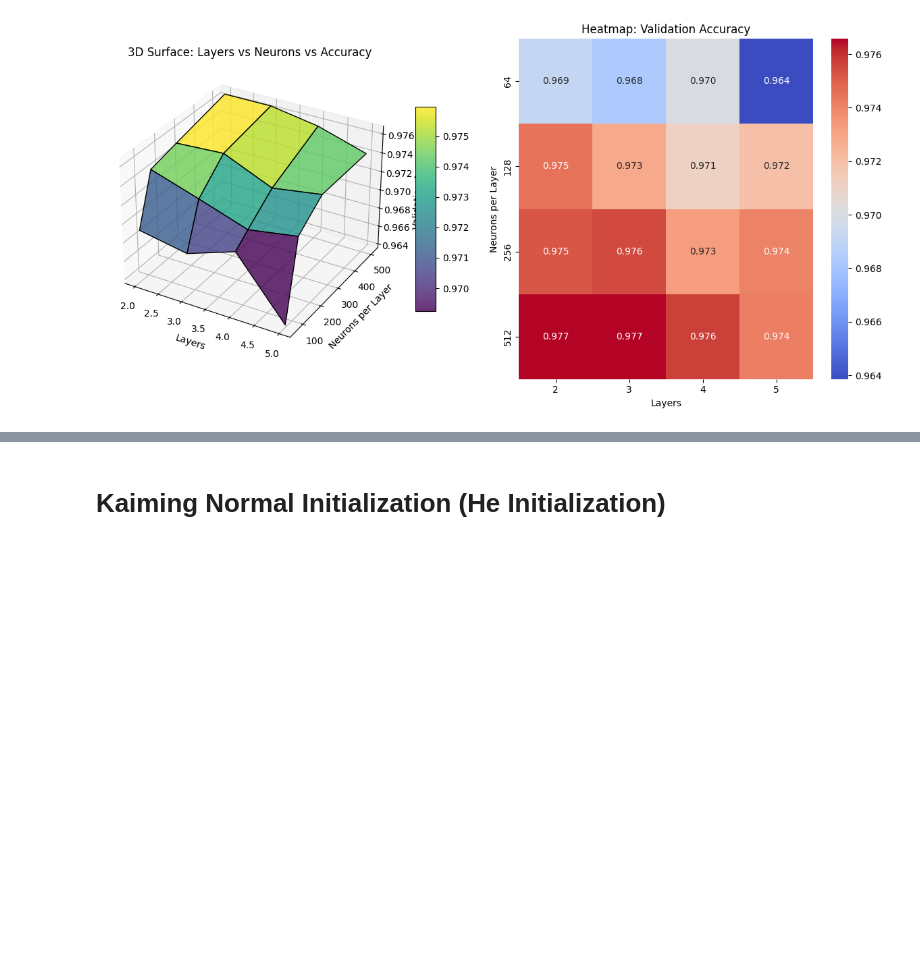
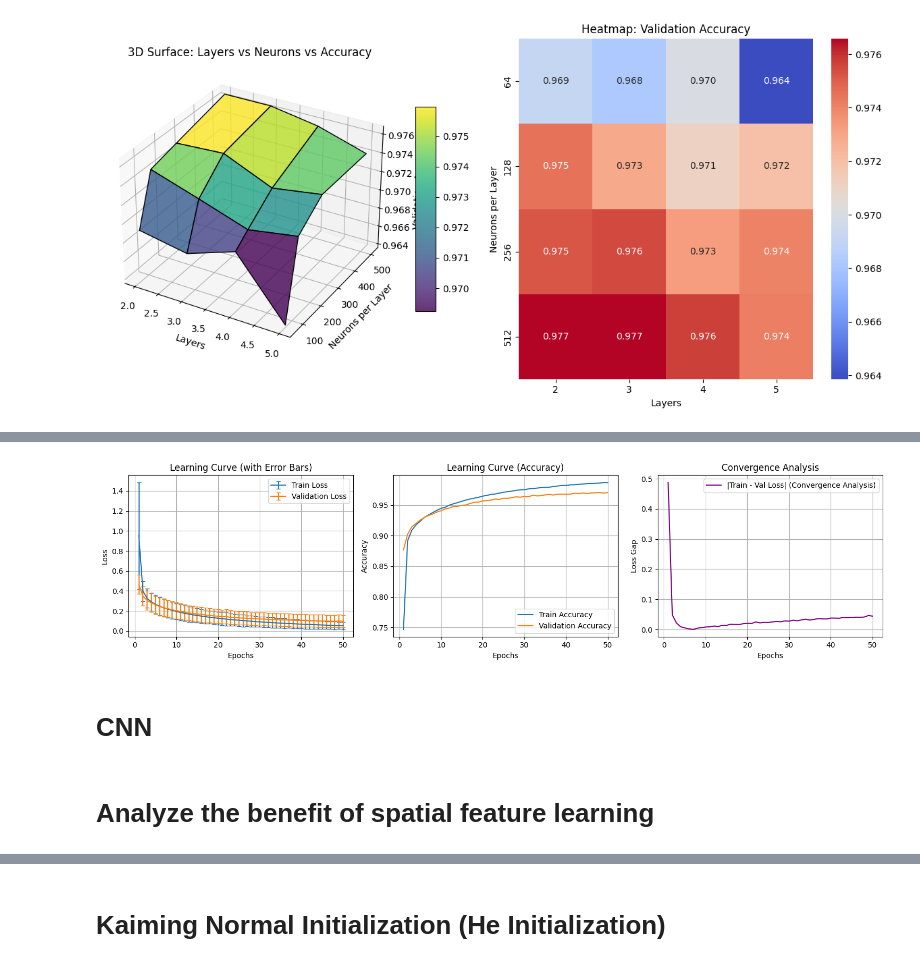
Before and after one commit to AhmedAlaa8100/ML-Logistic_Regression-Neural_Networks, a Jupyter notebook: Neural_Networks.ipynb, the cells around one changed output, grey strips where cells are left out. Drawn from its saved outputs; the diff is of its cells as text; code cells hidden in the pictures; blank space fills up the shorter version.

```diff
--- a/Neural_Networks.ipynb
+++ b/Neural_Networks.ipynb
@@ -37,12 +37,13 @@ def load_data(file_path, batch_size=64):
     return train_loader, val_loader, test_loader
 # %%
 class NeuralNetwork(nn.Module):
-    def __init__(self, input_size, hidden_size=[128, 64], layers=2, output_size=10):
+    def __init__(self, input_size, hidden_size=[128, 64], layers=2, output_size=10, dropout_prob=0.5):
         super(NeuralNetwork, self).__init__()
         self.layers = layers
         self.relu = nn.ReLU()
         self.best_val_loss = float('inf')
         self.best_model_state = None
+        self.dropout = nn.Dropout(dropout_prob)
 
         # Create hidden layers dynamically
         # fc1, fc2, ..., fcN (input_size -> hidden_size[0], hidden_size[i-1] -> hidden_size[i])
@@ -67,6 +68,7 @@ class NeuralNetwork(nn.Module):
             fc_layer = getattr(self, f'fc{i+1}')
             x = fc_layer(x)
             x = self.relu(x)
+            x = self.dropout(x)
         output_layer = getattr(self, f'fc{self.layers + 1}')
         return output_layer(x)
 
@@ -612,15 +614,20 @@ plot_architecture_surface(df_arch)
 # %%
 #best model
 device = torch.device('cuda' if torch.cuda.is_available() else 'cpu')
-train_loader, val_loader, test_loader = load_data('mnist_All.csv', batch_size=best_bs)
-best_hidden_size = [best_arch[1]] * best_arch[0]   # repeat neurons per layer
-model = NeuralNetwork(input_size=784, hidden_size=best_hidden_size,
-                      layers=best_arch[0], output_size=10).to(device)
+train_loader, val_loader, test_loader = load_data('mnist_All.csv', batch_size=64)
+model = NeuralNetwork(input_size=784, hidden_size=[128, 64], layers=2, output_size=10).to(device)
 loss_function = nn.CrossEntropyLoss()
-optimizer = torch.optim.SGD(model.parameters(), lr=best_lr)
+optimizer = torch.optim.SGD(model.parameters(), lr=0.01)
+
+print(f"\n===== Training Final Best Model: Layers = 2, Neurons= 128, "
+      f"Batch Size = 64, Learning Rate= 0.01 =====")
 # ---- Train final best model ----
 best_model_state, train_losses, val_losses, train_std, val_std, train_acc, val_acc = model.train_model(
-    train_loader, val_loader, loss_function, optimizer, epochs=100, patience=5)
+    train_loader, val_loader, loss_function, optimizer, epochs=50, patience=5)
 # ---- Evaluate on test set ----
+torch.save(best_model_state, 'best_neural_model.pth')
 model.load_state_dict(best_model_state)
 model.evaluate_model(test_loader, loss_function)
+# Plot final results
+model.plot_results(train_losses, val_losses, train_std, val_std, train_acc, val_acc)
+# %% [output]
@@ -626,0 +651,3 @@ model.evaluate_model(test_loader, loss_function)
+[figure, added]
+# %% [markdown]
+# CNN
@@ -626,0 +836,2 @@ model.evaluate_model(test_loader, loss_function)
+# %% [markdown]
+# Analyze the benefit of spatial feature learning
```
Also changed, not shown: parts of 9 cells of this notebook, 5 other files.
